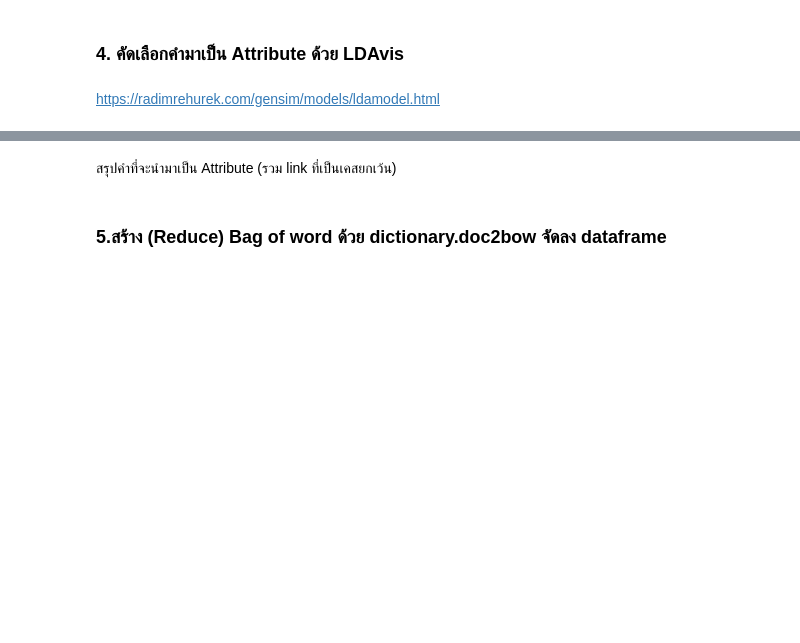
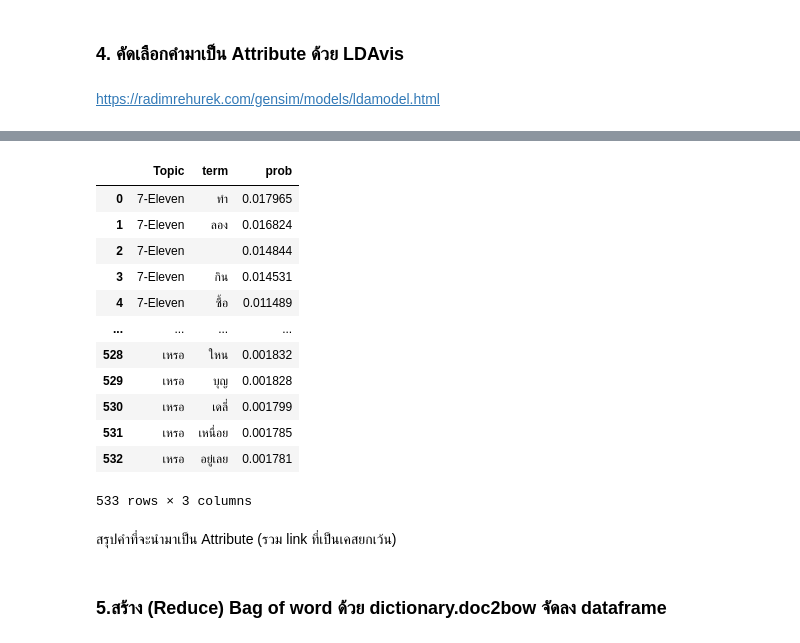
Before and after one commit to pacharapol4066/Product-Position-SNA, a Jupyter notebook: TFIDF_LDAVis.ipynb, the cells around one changed output, grey strips where cells are left out. Drawn from its saved outputs; the diff is of its cells as text; code cells hidden in the pictures; blank space fills up the shorter version.

```diff
--- a/TFIDF_LDAVis.ipynb
+++ b/TFIDF_LDAVis.ipynb
@@ -200,6 +225,22 @@ for i in range(0,20):
         df = df.append(get_topics_terms(i, dictionary, model))
 # %%
 df.drop_duplicates(subset='term', keep='first', inplace=True, ignore_index=True)
+# %%
+df
+# %% [output]
+|  | Topic | term | prob |
+| 0 | 7-Eleven | ทำ | 0.017965 |
+| 1 | 7-Eleven | ลอง | 0.016824 |
+| 2 | 7-Eleven |  | 0.014844 |
+| 3 | 7-Eleven | กิน | 0.014531 |
+| 4 | 7-Eleven | ซื้อ | 0.011489 |
+| ... | ... | ... | ... |
+| 528 | เหรอ | ใหน | 0.001832 |
+| 529 | เหรอ | บุญ | 0.001828 |
+| 530 | เหรอ | เดลี่ | 0.001799 |
+| 531 | เหรอ | เหนื่อย | 0.001785 |
+| 532 | เหรอ | อยู่เลย | 0.001781 |
+533 rows × 3 columns
 # %%
 df['term'].to_excel('uniqueText.xlsx')
 # %% [markdown]
```
Also changed, not shown: parts of 4 cells of this notebook, 3 other files.
